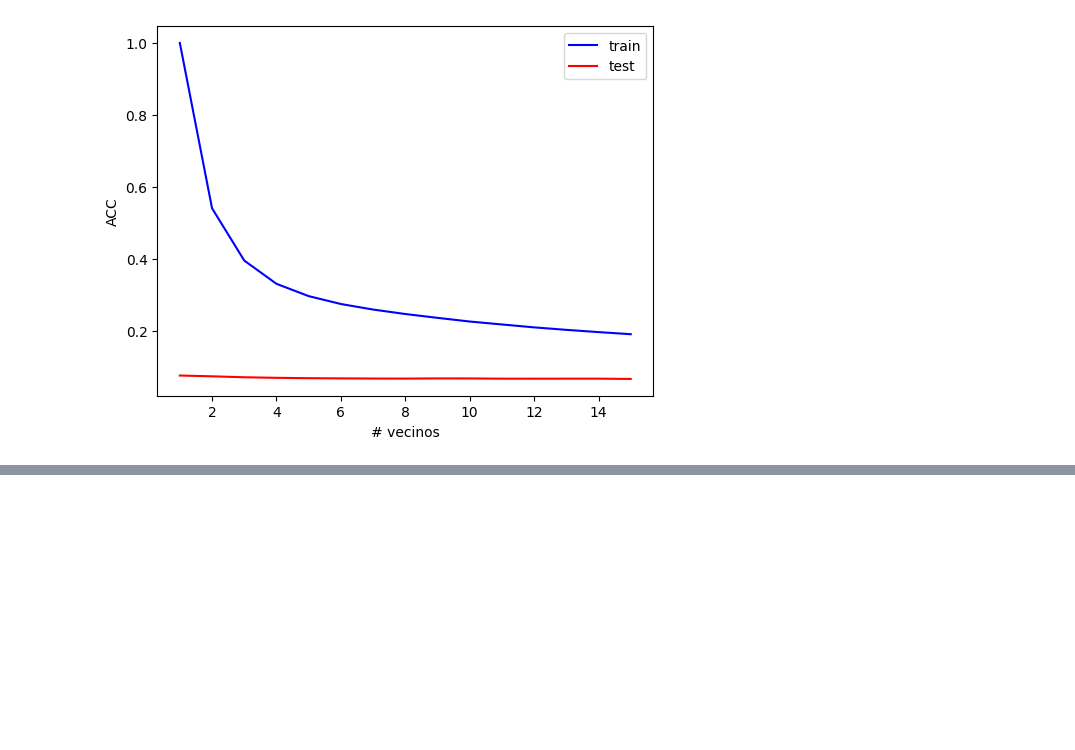
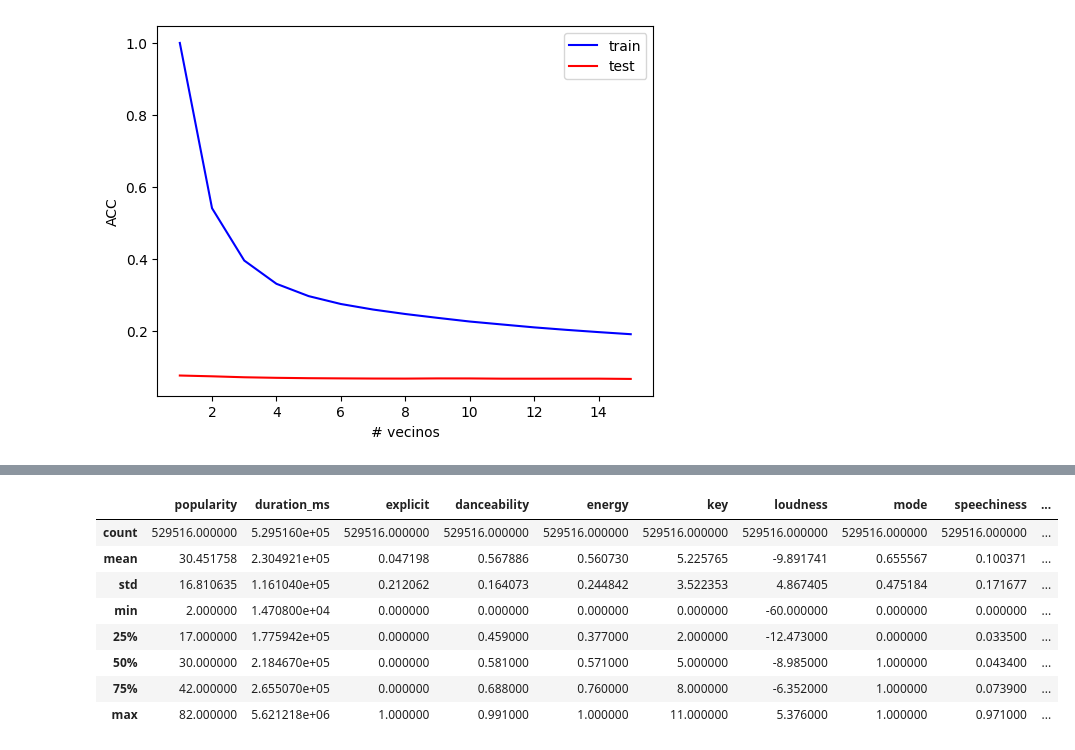
Before and after one commit to algond123/ProyectoFinal_BDML14, a Jupyter notebook: Proyecto_final2.ipynb, the cells around one changed output, grey strips where cells are left out. Cells and saved outputs as stored; diff of their text form; code cells hidden in the pictures; blank space fills up the shorter version.

```diff
--- a/Proyecto_final2.ipynb
+++ b/Proyecto_final2.ipynb
@@ -494,0 +712,12 @@ def get_mood(valence, danceability, energy):
+# %%
+final_df_noEncode.describe()
+# %% [output]
+|  | popularity | duration_ms | explicit | danceability | energy | key | loudness | mode | speechiness | ... |
+| count | 529516.000000 | 5.295160e+05 | 529516.000000 | 529516.000000 | 529516.000000 | 529516.000000 | 529516.000000 | 529516.000000 | 529516.000000 | ... |
+| mean | 30.451758 | 2.304921e+05 | 0.047198 | 0.567886 | 0.560730 | 5.225765 | -9.891741 | 0.655567 | 0.100371 | ... |
+| std | 16.810635 | 1.161040e+05 | 0.212062 | 0.164073 | 0.244842 | 3.522353 | 4.867405 | 0.475184 | 0.171677 | ... |
+| min | 2.000000 | 1.470800e+04 | 0.000000 | 0.000000 | 0.000000 | 0.000000 | -60.000000 | 0.000000 | 0.000000 | ... |
+| 25% | 17.000000 | 1.775942e+05 | 0.000000 | 0.459000 | 0.377000 | 2.000000 | -12.473000 | 0.000000 | 0.033500 | ... |
+| 50% | 30.000000 | 2.184670e+05 | 0.000000 | 0.581000 | 0.571000 | 5.000000 | -8.985000 | 1.000000 | 0.043400 | ... |
+| 75% | 42.000000 | 2.655070e+05 | 0.000000 | 0.688000 | 0.760000 | 8.000000 | -6.352000 | 1.000000 | 0.073900 | ... |
+| max | 82.000000 | 5.621218e+06 | 1.000000 | 0.991000 | 1.000000 | 11.000000 | 5.376000 | 1.000000 | 0.971000 | ... |
```
Also changed, not shown: parts of 31 cells of this notebook.
